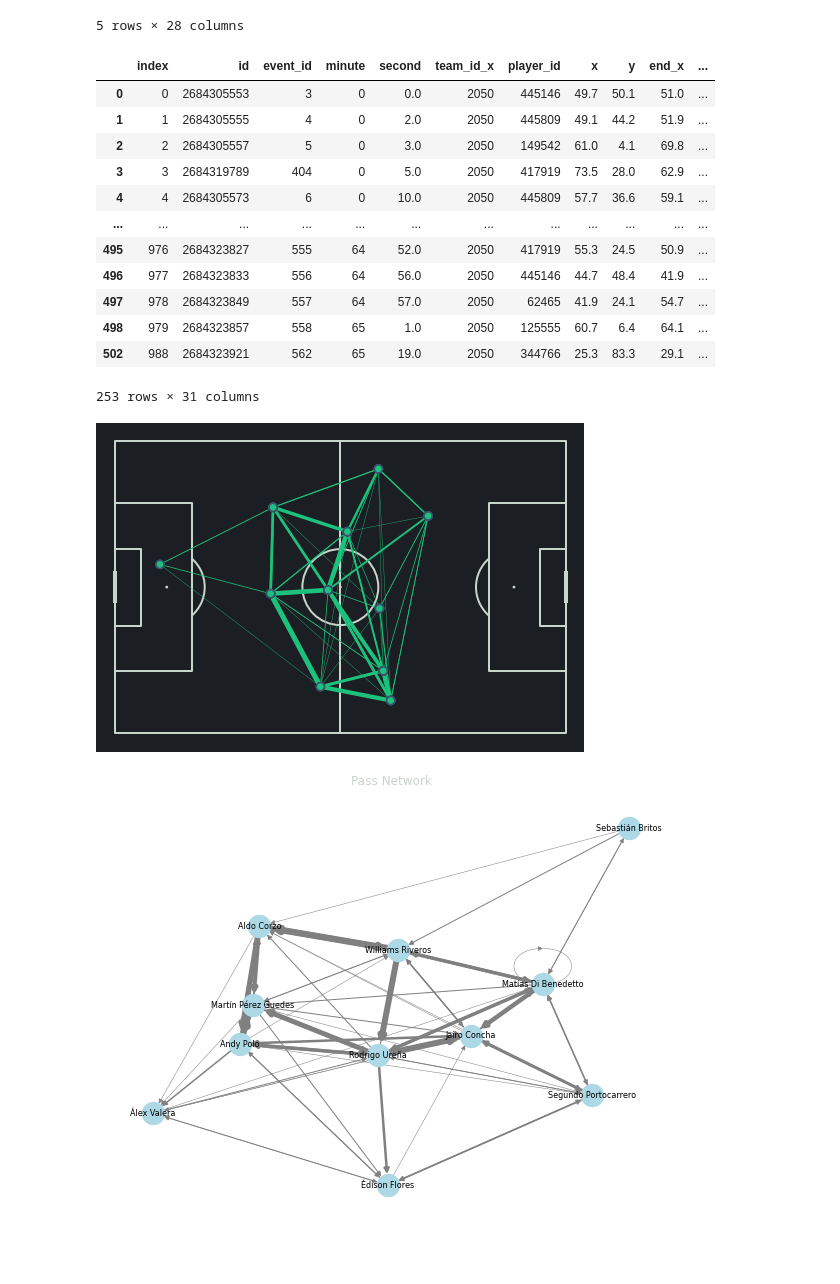
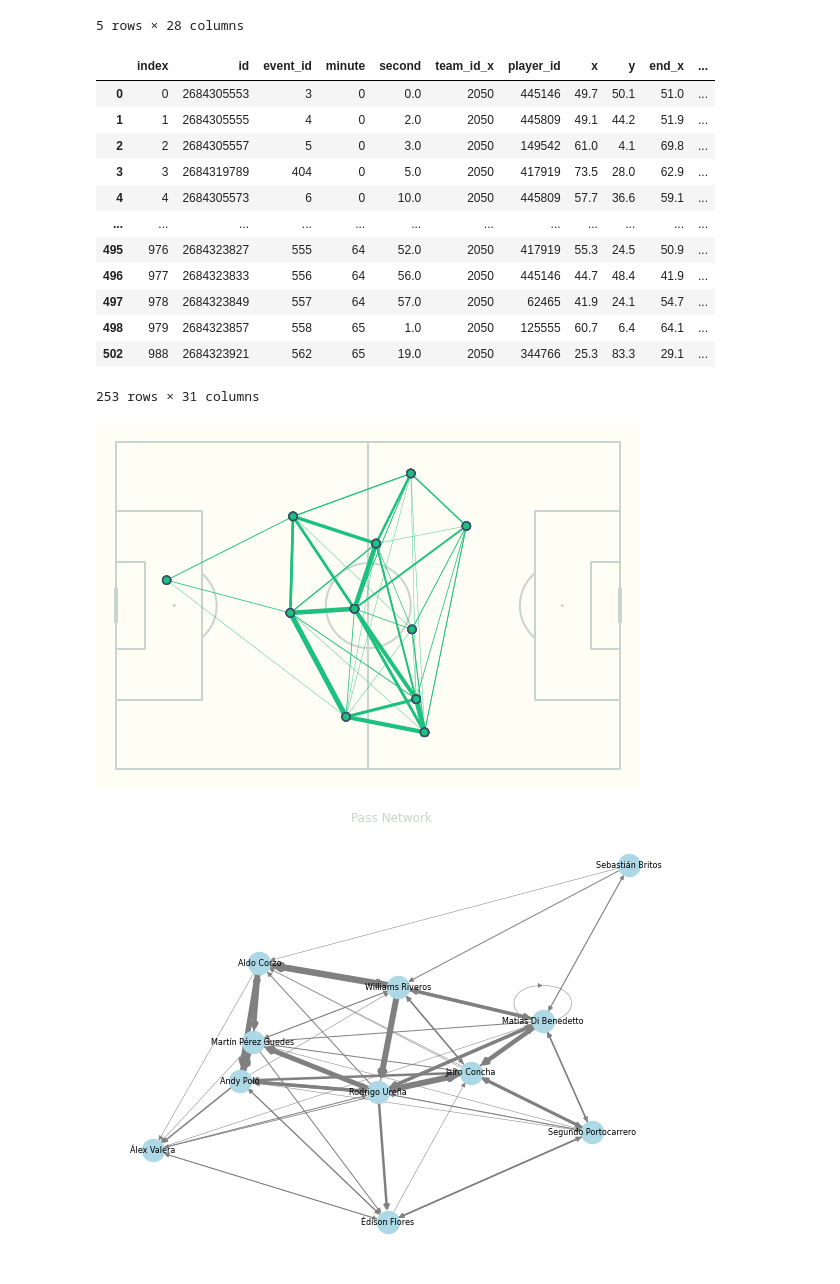
Before and after one commit to enzovillafuerte/football-vizzes, a Jupyter notebook: whoscored-vizzes/testing.ipynb, the cells around one changed output. Drawn from its saved outputs; the diff is of its cells as text; code cells hidden in the pictures; blank space fills up the shorter version.

Commit message:
Edit colors of report

```diff
--- a/whoscored-vizzes/testing.ipynb
+++ b/whoscored-vizzes/testing.ipynb
@@ -326,9 +326,9 @@ def pass_network(df, marker_color):
     rcParams['text.color'] = '#c7d5cc'
 
     # Plotting
-    pitch = Pitch(pitch_type='opta', pitch_color='#1B1E22', line_color='#c7d5cc')
-    fig, ax = pitch.draw(figsize=(8.5, 6.5), constrained_layout=True, tight_layout=False) # (8.5, 8.5
-    fig.set_facecolor("#1B1E22")
+    pitch = Pitch(pitch_type='opta', pitch_color='#FFFEF4', line_color='#c7d5cc')
+    fig, ax = pitch.draw(figsize=(9.5, 8), constrained_layout=True, tight_layout=False) # (8.5, 8.5
+    fig.set_facecolor("#FFFEF4")
 
     # Drawing the pass lines (links/edges)
     pass_lines = pitch.lines(pass_between.x, pass_between.y,
@@ -348,34 +348,34 @@ def pass_network(df, marker_color):
 
     fig.savefig('pass_network.png', dpi=100, bbox_inches='tight') #dpi=300
     # Adding the image
     #image_path = f'/Users/enzovillafuerte/Desktop/Python_Projects/Hungary_Euro_Report/Team_Logos/{team}.png'
     #team_logo = Image.open(image_path)
 
     # Define the position and size of the image (left, bottom, width, height)
     #photo_ax = fig.add_axes([0.42, 0.88, 0.2, 0.2])  # Adjust the coordinates and size as needed
     #photo_ax.set_facecolor("#22312b")
 
     #photo_ax.imshow(team_logo)
     #photo_ax.axis('off')
 
     return df
 
 pass_network(df, color_home)
 # %% [output]
 |  | index | id | event_id | minute | second | team_id_x | player_id | x | y | end_x | ... |
 | 0 | 0 | 2684305553 | 3 | 0 | 0.0 | 2050 | 445146 | 49.7 | 50.1 | 51.0 | ... |
 | 1 | 1 | 2684305555 | 4 | 0 | 2.0 | 2050 | 445809 | 49.1 | 44.2 | 51.9 | ... |
 | 2 | 2 | 2684305557 | 5 | 0 | 3.0 | 2050 | 149542 | 61.0 | 4.1 | 69.8 | ... |
 | 3 | 3 | 2684319789 | 404 | 0 | 5.0 | 2050 | 417919 | 73.5 | 28.0 | 62.9 | ... |
 | 4 | 4 | 2684305573 | 6 | 0 | 10.0 | 2050 | 445809 | 57.7 | 36.6 | 59.1 | ... |
 | ... | ... | ... | ... | ... | ... | ... | ... | ... | ... | ... | ... |
 | 495 | 976 | 2684323827 | 555 | 64 | 52.0 | 2050 | 417919 | 55.3 | 24.5 | 50.9 | ... |
 | 496 | 977 | 2684323833 | 556 | 64 | 56.0 | 2050 | 445146 | 44.7 | 48.4 | 41.9 | ... |
 | 497 | 978 | 2684323849 | 557 | 64 | 57.0 | 2050 | 62465 | 41.9 | 24.1 | 54.7 | ... |
 | 498 | 979 | 2684323857 | 558 | 65 | 1.0 | 2050 | 125555 | 60.7 | 6.4 | 64.1 | ... |
 | 502 | 988 | 2684323921 | 562 | 65 | 19.0 | 2050 | 344766 | 25.3 | 83.3 | 29.1 | ... |
 253 rows × 31 columns
-[figure, old version]
+[figure, new version]
 # %%
 import networkx as nx
 import pandas as pd
```
Also changed, not shown: parts of 5 cells of this notebook, 7 other files.
